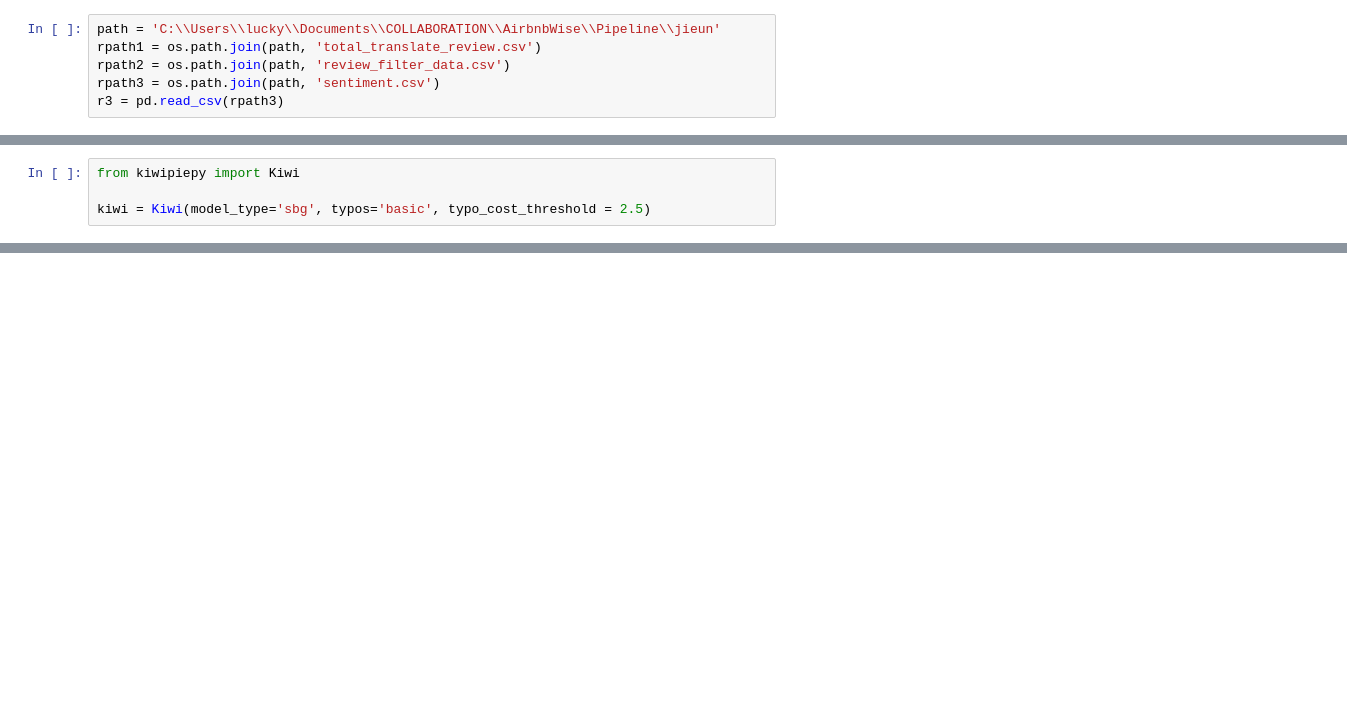
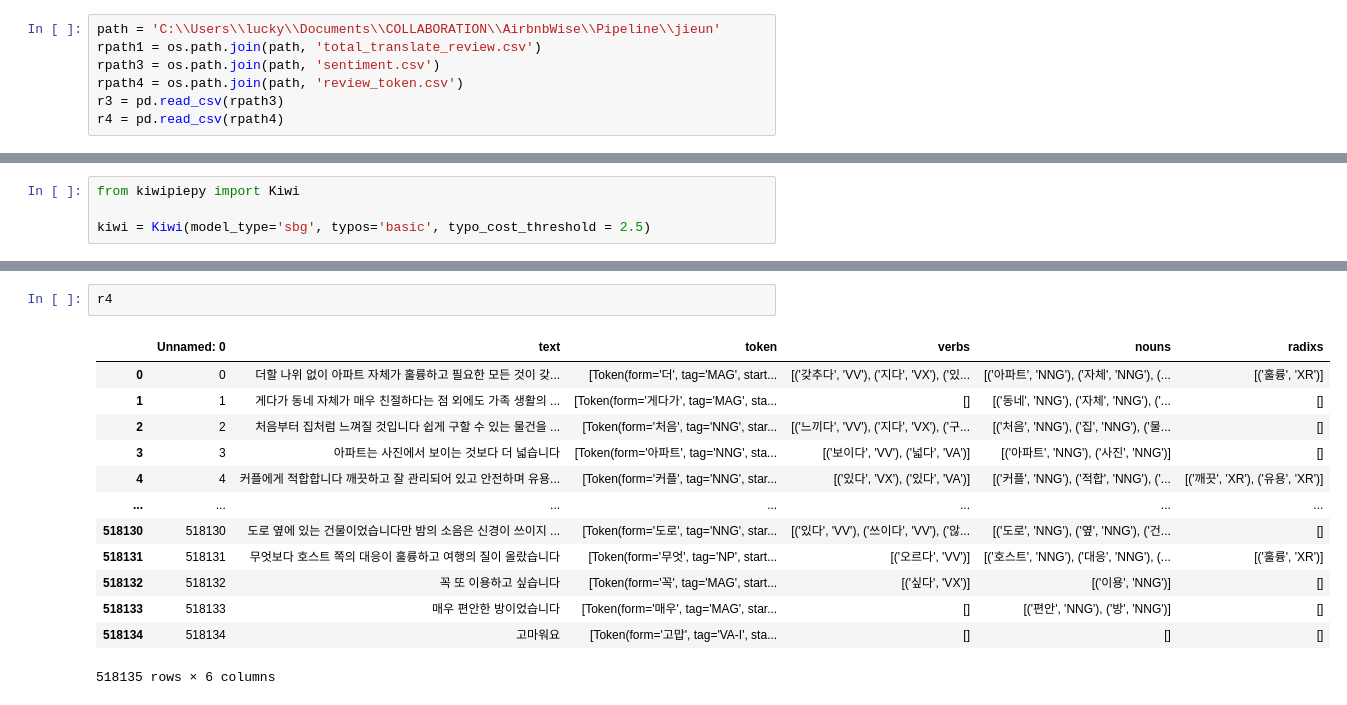
Before and after one commit to zinnie1025/AirbnbWise, a Jupyter notebook: Pipeline/jieun/sentiword_dict_test.ipynb, the cells around one changed output, grey strips where cells are left out. Drawn from its saved outputs; the diff is of its cells as text; blank space fills up the shorter version.

```diff
--- a/Pipeline/jieun/sentiword_dict_test.ipynb
+++ b/Pipeline/jieun/sentiword_dict_test.ipynb
@@ -10,9 +10,10 @@ import re
 # %%
 path = 'C:\\Users\\lucky\\Documents\\COLLABORATION\\AirbnbWise\\Pipeline\\jieun'
 rpath1 = os.path.join(path, 'total_translate_review.csv')
-rpath2 = os.path.join(path, 'review_filter_data.csv')
 rpath3 = os.path.join(path, 'sentiment.csv')
+rpath4 = os.path.join(path, 'review_token.csv')
 r3 = pd.read_csv(rpath3)
+r4 = pd.read_csv(rpath4)
 # %%
 def preprocessed(text):
     # 한국어 텍스트만 남기고 나머지는 공백으로 대체
@@ -50,0 +121,16 @@ kiwi = Kiwi(model_type='sbg', typos='basic', typo_cost_threshold = 2.5)
+# %%
+r4
+# %% [output]
+|  | Unnamed: 0 | text | token | verbs | nouns | radixs |
+| 0 | 0 | 더할 나위 없이 아파트 자체가 훌륭하고 필요한 모든 것이 갖... | [Token(form='더', tag='MAG', start... | [('갖추다', 'VV'), ('지다', 'VX'), ('있... | [('아파트', 'NNG'), ('자체', 'NNG'), (... | [('훌륭', 'XR')] |
+| 1 | 1 | 게다가 동네 자체가 매우 친절하다는 점 외에도 가족 생활의 ... | [Token(form='게다가', tag='MAG', sta... | [] | [('동네', 'NNG'), ('자체', 'NNG'), ('... | [] |
+| 2 | 2 | 처음부터 집처럼 느껴질 것입니다 쉽게 구할 수 있는 물건을 ... | [Token(form='처음', tag='NNG', star... | [('느끼다', 'VV'), ('지다', 'VX'), ('구... | [('처음', 'NNG'), ('집', 'NNG'), ('물... | [] |
+| 3 | 3 | 아파트는 사진에서 보이는 것보다 더 넓습니다 | [Token(form='아파트', tag='NNG', sta... | [('보이다', 'VV'), ('넓다', 'VA')] | [('아파트', 'NNG'), ('사진', 'NNG')] | [] |
+| 4 | 4 | 커플에게 적합합니다 깨끗하고 잘 관리되어 있고 안전하며 유용... | [Token(form='커플', tag='NNG', star... | [('있다', 'VX'), ('있다', 'VA')] | [('커플', 'NNG'), ('적합', 'NNG'), ('... | [('깨끗', 'XR'), ('유용', 'XR')] |
+| ... | ... | ... | ... | ... | ... | ... |
+| 518130 | 518130 | 도로 옆에 있는 건물이었습니다만 밤의 소음은 신경이 쓰이지 ... | [Token(form='도로', tag='NNG', star... | [('있다', 'VV'), ('쓰이다', 'VV'), ('않... | [('도로', 'NNG'), ('옆', 'NNG'), ('건... | [] |
+| 518131 | 518131 | 무엇보다 호스트 쪽의 대응이 훌륭하고 여행의 질이 올랐습니다 | [Token(form='무엇', tag='NP', start... | [('오르다', 'VV')] | [('호스트', 'NNG'), ('대응', 'NNG'), (... | [('훌륭', 'XR')] |
+| 518132 | 518132 | 꼭 또 이용하고 싶습니다 | [Token(form='꼭', tag='MAG', start... | [('싶다', 'VX')] | [('이용', 'NNG')] | [] |
+| 518133 | 518133 | 매우 편안한 방이었습니다 | [Token(form='매우', tag='MAG', star... | [] | [('편안', 'NNG'), ('방', 'NNG')] | [] |
+| 518134 | 518134 | 고마워요 | [Token(form='고맙', tag='VA-I', sta... | [] | [] | [] |
+518135 rows × 6 columns
```
Also changed, not shown: parts of 4 cells of this notebook, 2 other files.
